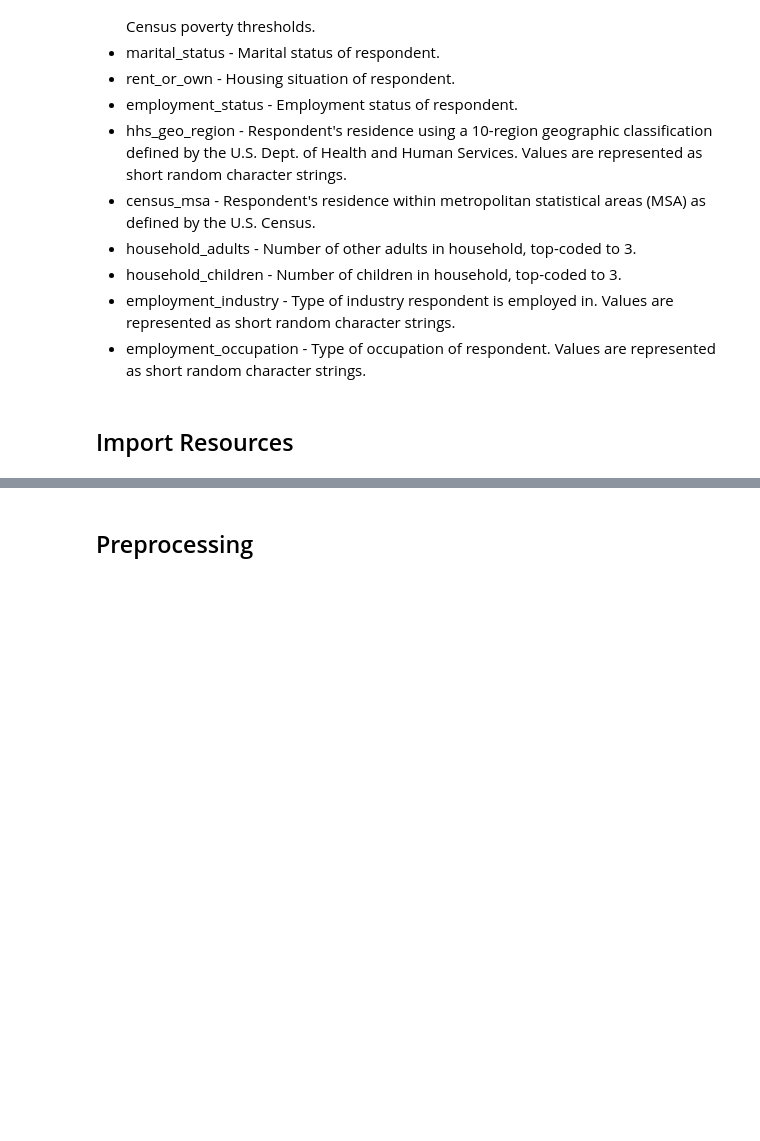
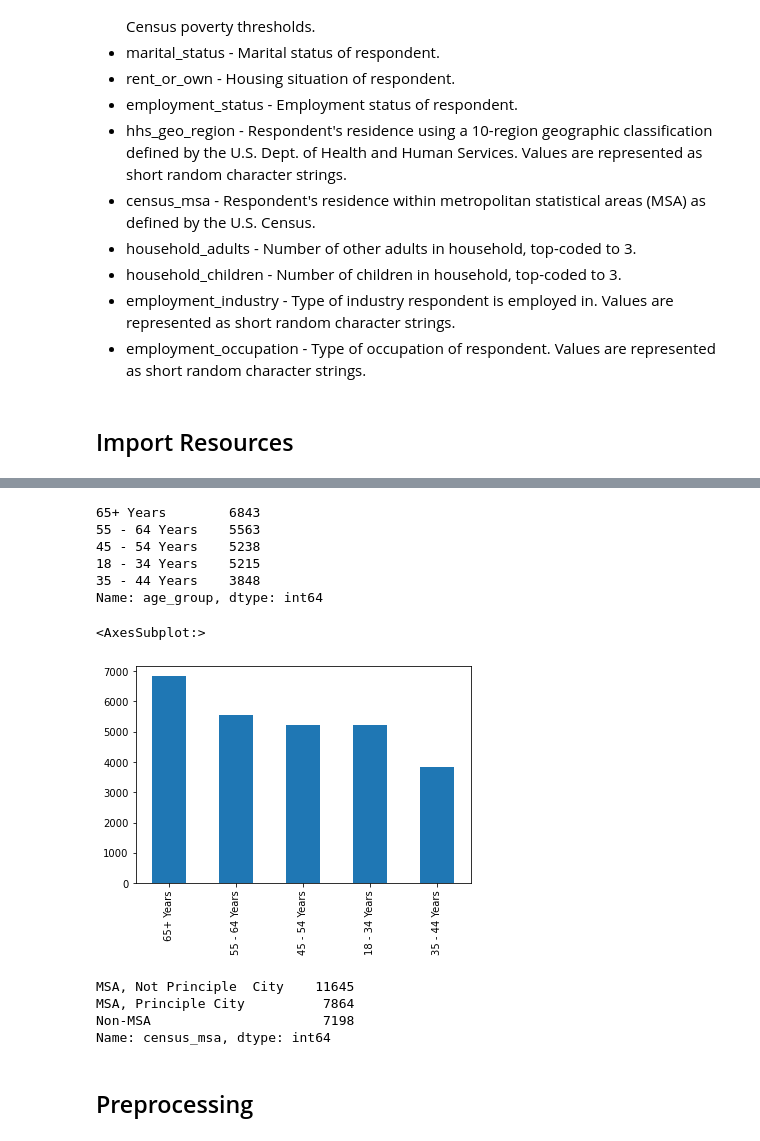
Before and after one commit to henryshin15/Phase_3_Project, a Jupyter notebook: Pat_copy.ipynb, the cells around one changed output, grey strips where cells are left out. Cells and saved outputs as stored; diff of their text form; code cells hidden in the pictures; blank space fills up the shorter version.

```diff
--- a/Pat_copy.ipynb
+++ b/Pat_copy.ipynb
@@ -98,3 +177,24 @@ df.corr()
+# %%
+df['age_group'].value_counts()
+# %% [output]
+65+ Years        6843
+55 - 64 Years    5563
+45 - 54 Years    5238
+18 - 34 Years    5215
+35 - 44 Years    3848
+Name: age_group, dtype: int64
+# %%
+df['age_group'].value_counts().plot(kind = 'bar')
+# %% [output]
+<AxesSubplot:>
+[figure, added]
+# %%
+df['census_msa'].value_counts()
+# %% [output]
+MSA, Not Principle  City    11645
+MSA, Principle City          7864
+Non-MSA                      7198
+Name: census_msa, dtype: int64
 # %% [markdown]
 ## Preprocessing
 # %%
```
Also changed, not shown: parts of 13 cells of this notebook.
